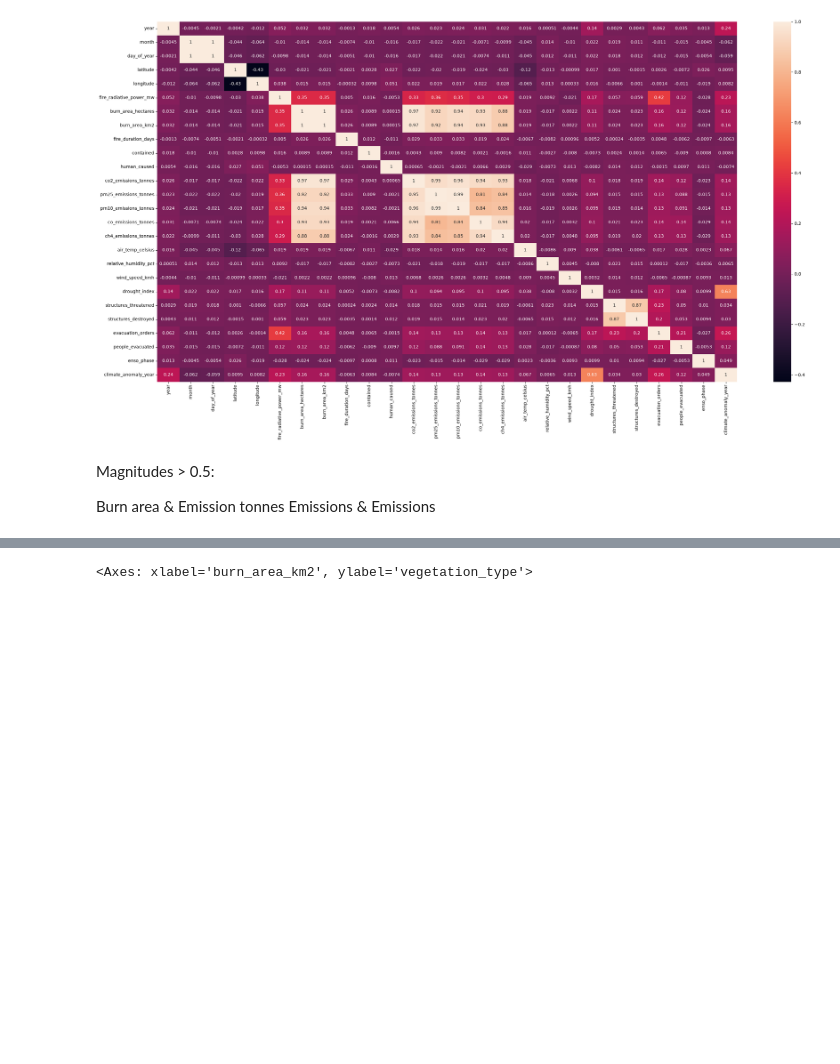
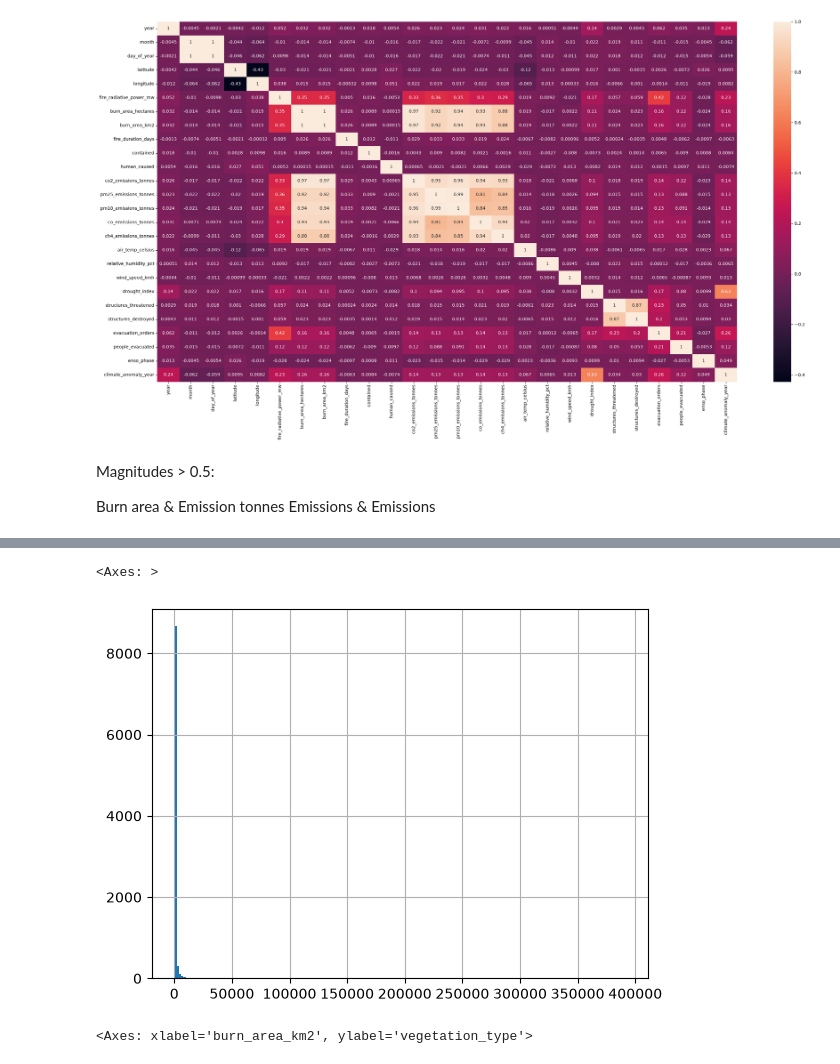
Before and after one commit to EdKinge/Wildfire-ML-Project, a Jupyter notebook: co2_prediction.ipynb, the cells around one changed output, grey strips where cells are left out. Cells and saved outputs as stored; diff of their text form; code cells hidden in the pictures; blank space fills up the shorter version.

```diff
--- a/co2_prediction.ipynb
+++ b/co2_prediction.ipynb
@@ -42,3 +49,8 @@ Emissions & Emissions
+# %%
+df["burn_area_km2"].hist(bins=200)
+# %% [output]
+<Axes: >
+[figure, added]
 # %%
 plt.figure(figsize=(30,15))
 sns.barplot(x=df["burn_area_km2"], y=df["vegetation_type"])
```
Also changed, not shown: parts of 5 cells of this notebook.
